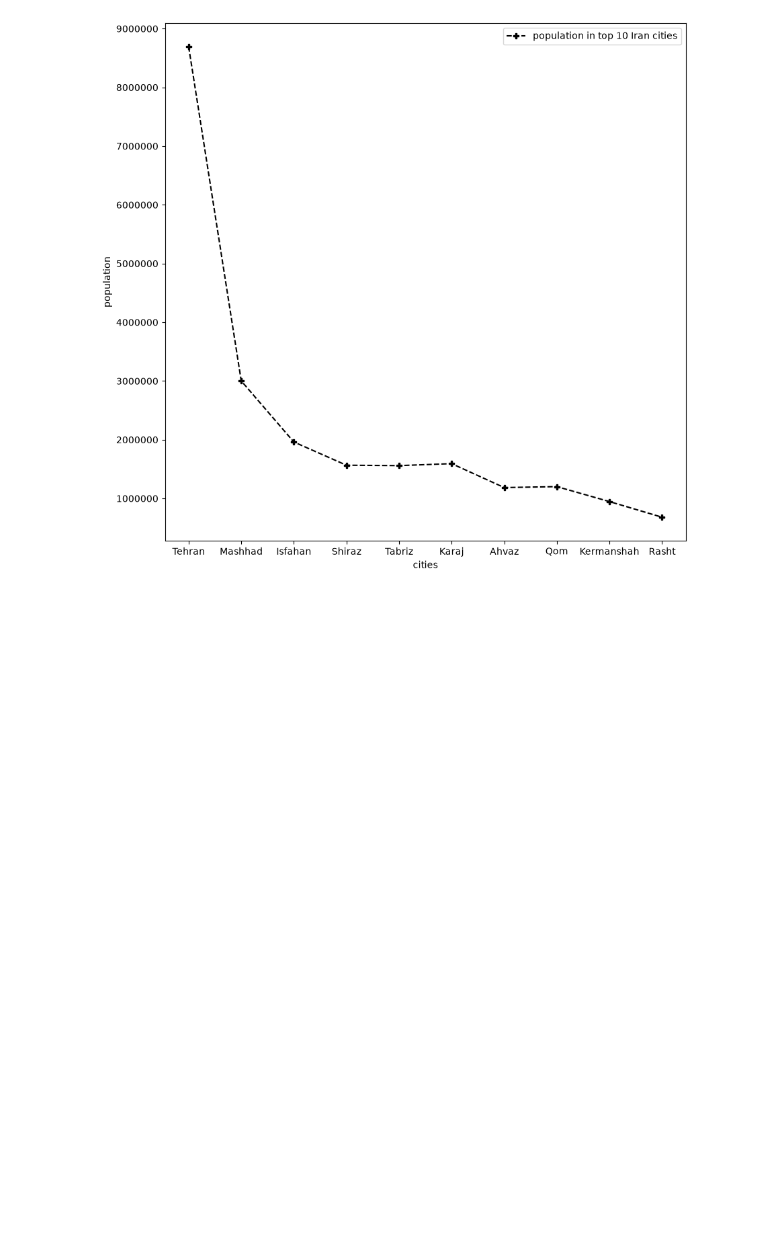
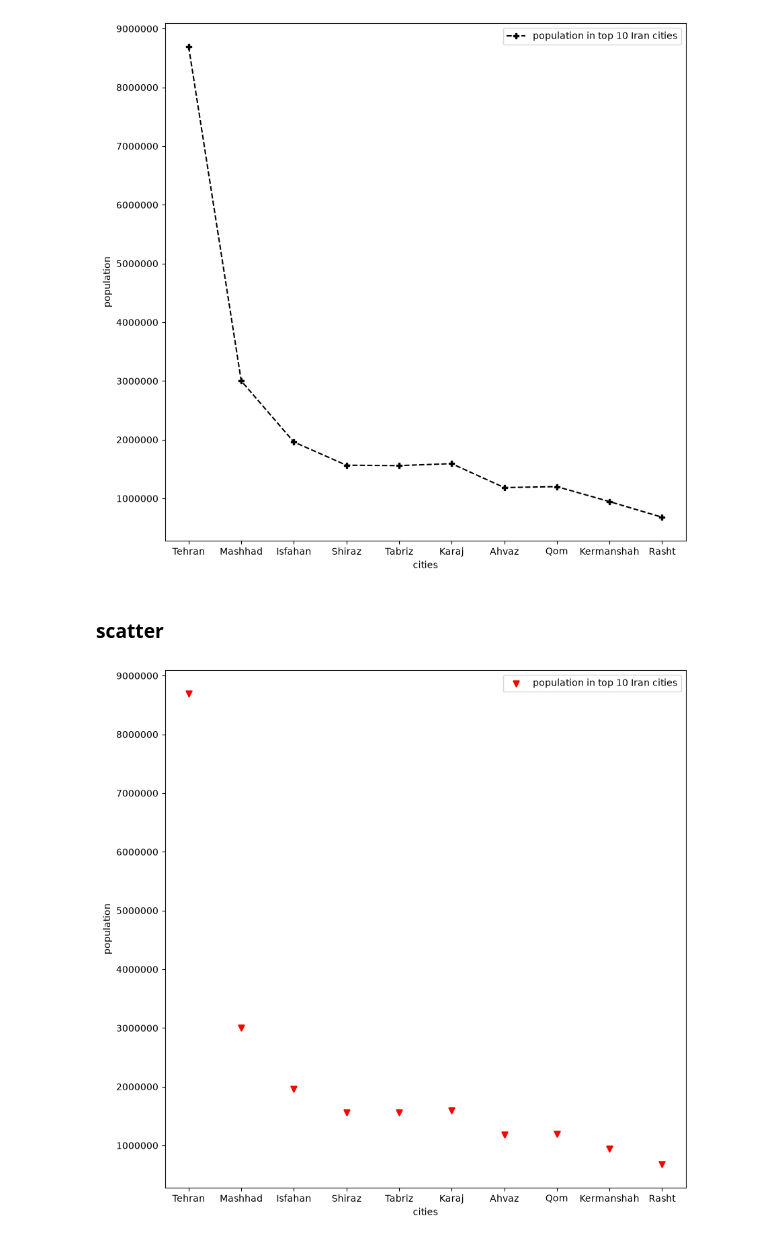
Before and after one commit to MohammadHosein8998/iran_citites_population, a Jupyter notebook: sample.ipynb, the cells around one changed output. Saved outputs shown, nothing was run; the diff lists cells and outputs as text; code cells hidden in the pictures; blank space fills up the shorter version.

Commit message:
adding scatter , bar , barh and pie plot , and markdowns for them

```diff
--- a/sample.ipynb
+++ b/sample.ipynb
@@ -88,3 +81,18 @@ plt.legend(loc="upper right")
 plt.show()
 # %% [output]
 [figure]
+# %% [markdown]
+### scatter
+# %%
+plt.figure(figsize=(10, 10))
+plt.scatter(cities, population, lw=1.5, marker="v", color="red", label="population in top 10 Iran cities")
+
+formatter.set_scientific(False)
+plt.gca().get_yaxis().set_major_formatter(formatter)
+
+plt.xlabel("cities")
+plt.ylabel("population")
+plt.legend(loc="upper right")
+plt.show()
+# %% [output]
+[figure, added]
```
Also changed, not shown: parts of 12 cells of this notebook.
